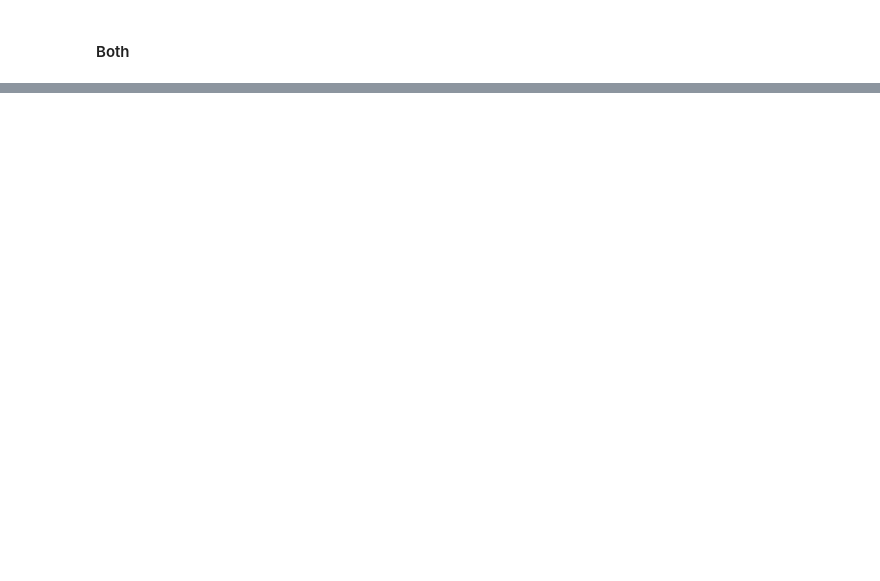
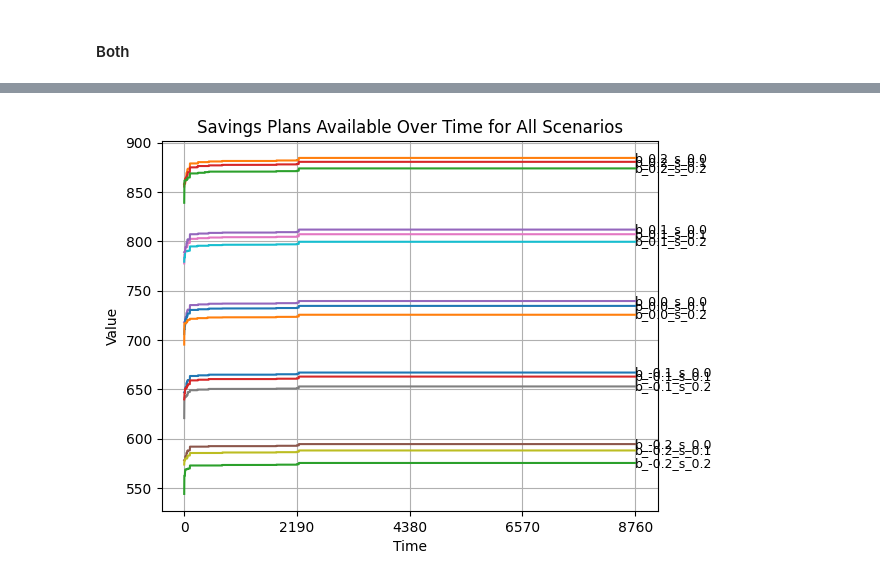
Before and after one commit to ufcg-lsd/forecast_error_cap_planning, a Jupyter notebook: src/result_analysis/plots.ipynb, the cells around one changed output, grey strips where cells are left out. Cells and saved outputs as stored; diff of their text form; code cells hidden in the pictures; blank space fills up the shorter version.

Commit message:
add: analysis of savings plans purchases

```diff
--- a/src/result_analysis/plots.ipynb
+++ b/src/result_analysis/plots.ipynb
@@ -118,0 +128,10 @@ plt.show()
+# %%
+allocations_path = 'output/allocations'
+df_sp_purchases = pd.DataFrame()
+
+
+for scenario in os.listdir(allocations_path):
+    scenario_path = os.path.join(allocations_path, scenario)
+    scenario_name = os.path.splitext(os.path.basename(scenario_path))[0].replace("alloc_cost_", "").replace("bias", "b").replace("sd", "s")
+    allocations = pd.read_csv(scenario_path)
+    df_sp_purchases[scenario_name] = allocations['RNo']
@@ -118,0 +163,24 @@ plt.show()
+# %%
+for col in df_sp_purchases.columns:
+    line, = plt.plot(df_sp_purchases.index, df_sp_purchases[col])  # use index on x-axis
+
+    # annotate at the last point of the line
+    plt.text(
+        df_sp_purchases.index[-1],       # x = last index
+        df_sp_purchases[col].iloc[-1],   # y = last value
+        col,                # column name as label
+        color="black",      # <- always black
+        fontsize=9,
+        va="center", ha="left"
+    )
+
+plt.xlabel("Time")
+plt.ylabel("Value")
+plt.title("Savings Plans Available Over Time for All Scenarios")
+plt.grid(True)
+
+plt.xticks(ticks=range(0, len(df_sp_purchases.index) + 1, 2190))
+
+plt.show()
+# %% [output]
+[figure, added]
```
Also changed, not shown: parts of 26 cells of this notebook.
